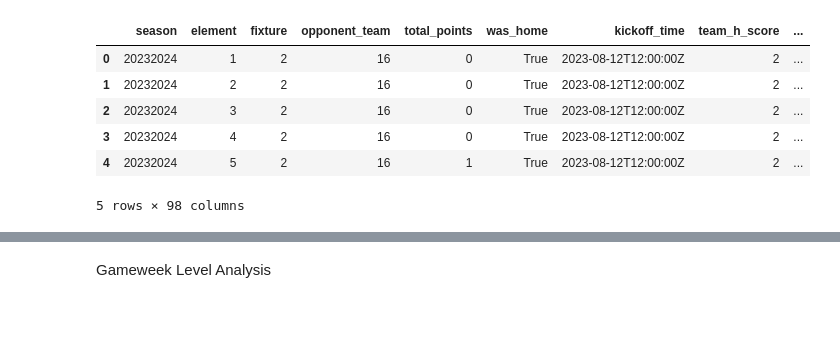
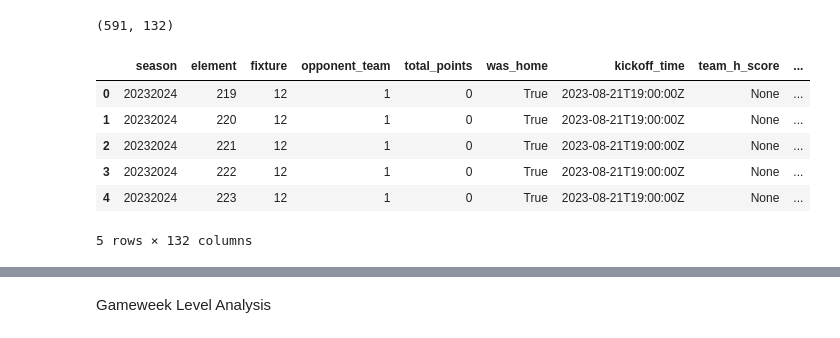
Before and after one commit to chrisimpacts/FPL-Data-Analysis, a Jupyter notebook: FPL-League-Analysis.ipynb, the cells around one changed output, grey strips where cells are left out. Cells and saved outputs as stored; diff of their text form; code cells hidden in the pictures.

```diff
--- a/FPL-League-Analysis.ipynb
+++ b/FPL-League-Analysis.ipynb
@@ -162,20 +163,31 @@ picks.to_sql('picks', con=engine, if_exists='replace',index=False)
 # %%
+#Query gets only player details from the latest GW
 query = """
+        WITH currentgw AS (
+            SELECT MAX(current_gw) as max_gw
+            FROM playergw
+        )
+
         SELECT *
         FROM player_details
-        LEFT JOIN player
-            ON player_details.element = player.id
+        LEFT JOIN playergw
+            ON player_details.element = playergw.id
+            AND player_details.round = playergw.current_gw
+        CROSS JOIN currentgw
+        WHERE player_details.round = currentgw.max_gw
         ;
         """
 with engine.connect() as conn:
     playerdf = pd.read_sql_query(query, conn)
+print(playerdf.shape)
 playerdf.head()
 # %% [output]
+(591, 132)
 |  | season | element | fixture | opponent_team | total_points | was_home | kickoff_time | team_h_score | ... |
-| 0 | 20232024 | 1 | 2 | 16 | 0 | True | 2023-08-12T12:00:00Z | 2 | ... |
-| 1 | 20232024 | 2 | 2 | 16 | 0 | True | 2023-08-12T12:00:00Z | 2 | ... |
-| 2 | 20232024 | 3 | 2 | 16 | 0 | True | 2023-08-12T12:00:00Z | 2 | ... |
-| 3 | 20232024 | 4 | 2 | 16 | 0 | True | 2023-08-12T12:00:00Z | 2 | ... |
-| 4 | 20232024 | 5 | 2 | 16 | 1 | True | 2023-08-12T12:00:00Z | 2 | ... |
+| 0 | 20232024 | 219 | 12 | 1 | 0 | True | 2023-08-21T19:00:00Z | None | ... |
+| 1 | 20232024 | 220 | 12 | 1 | 0 | True | 2023-08-21T19:00:00Z | None | ... |
+| 2 | 20232024 | 221 | 12 | 1 | 0 | True | 2023-08-21T19:00:00Z | None | ... |
+| 3 | 20232024 | 222 | 12 | 1 | 0 | True | 2023-08-21T19:00:00Z | None | ... |
+| 4 | 20232024 | 223 | 12 | 1 | 0 | True | 2023-08-21T19:00:00Z | None | ... |
-5 rows × 98 columns
+5 rows × 132 columns
 # %%
```
Also changed, not shown: parts of 11 cells of this notebook, 4 other files.
